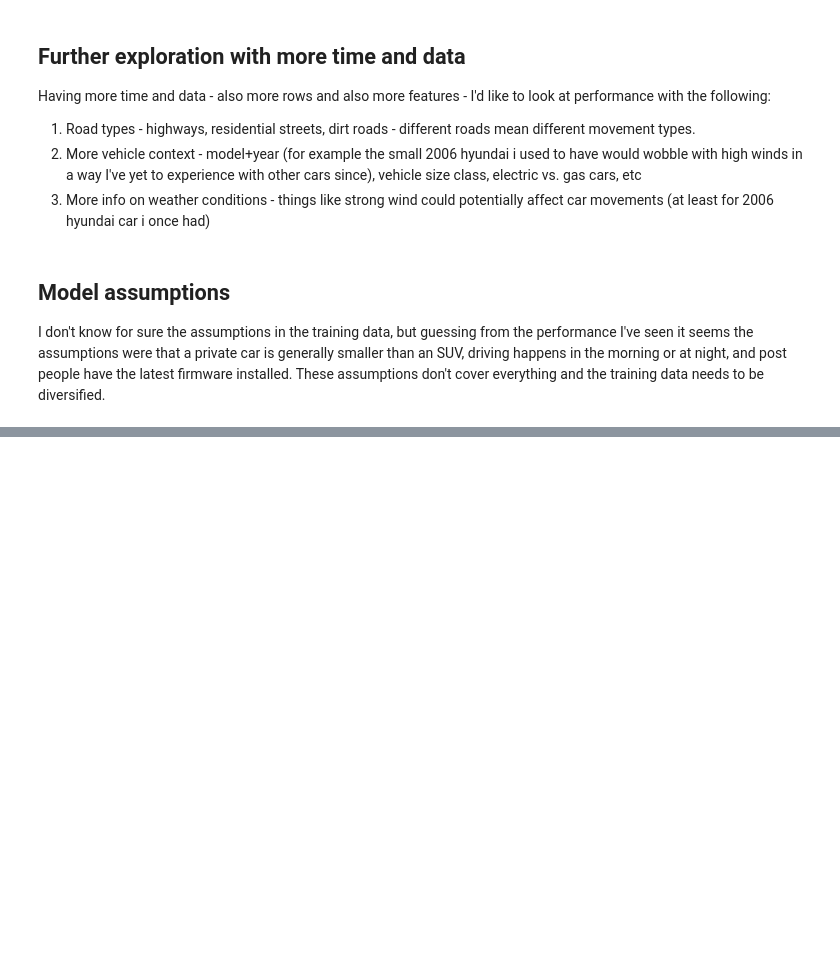
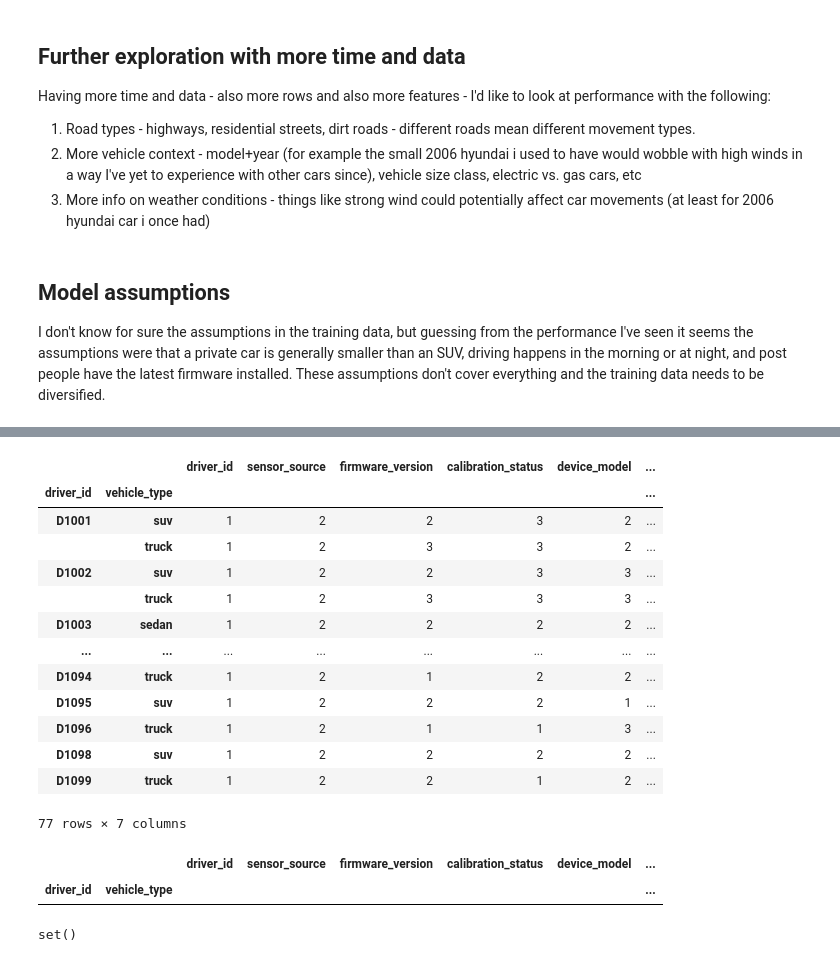
Before and after one commit to DanielleMenu/sensor-analysis-assignment, a Jupyter notebook: example.ipynb, the cells around one changed output, grey strips where cells are left out. Drawn from its saved outputs; the diff is of its cells as text; code cells hidden in the pictures; blank space fills up the shorter version.

```diff
--- a/example.ipynb
+++ b/example.ipynb
@@ -74,0 +611,28 @@ I don't know for sure the assumptions in the training data, but guessing from th
+# %%
+inf_driver_info[inf_driver_info['sensor_source']>1]
+# %% [output]
+|  |  | driver_id | sensor_source | firmware_version | calibration_status | device_model | ... |
+| driver_id | vehicle_type |  |  |  |  |  | ... |
+| D1001 | suv | 1 | 2 | 2 | 3 | 2 | ... |
+|  | truck | 1 | 2 | 3 | 3 | 2 | ... |
+| D1002 | suv | 1 | 2 | 2 | 3 | 3 | ... |
+|  | truck | 1 | 2 | 3 | 3 | 3 | ... |
+| D1003 | sedan | 1 | 2 | 2 | 2 | 2 | ... |
+| ... | ... | ... | ... | ... | ... | ... | ... |
+| D1094 | truck | 1 | 2 | 1 | 2 | 2 | ... |
+| D1095 | suv | 1 | 2 | 2 | 2 | 1 | ... |
+| D1096 | truck | 1 | 2 | 1 | 1 | 3 | ... |
+| D1098 | suv | 1 | 2 | 2 | 2 | 2 | ... |
+| D1099 | truck | 1 | 2 | 2 | 1 | 2 | ... |
+77 rows × 7 columns
+# %%
+test_driver_info[test_driver_info['sensor_source']>1]
+# %% [output]
+|  |  | driver_id | sensor_source | firmware_version | calibration_status | device_model | ... |
+| driver_id | vehicle_type |  |  |  |  |  | ... |
+# %%
+set1 = set(df_inf_with_results['session_id'])
+set2 = set(test_data['session_id'])
+set1.intersection(set2)
+# %% [output]
+set()
```
Also changed, not shown: parts of 28 cells of this notebook.
